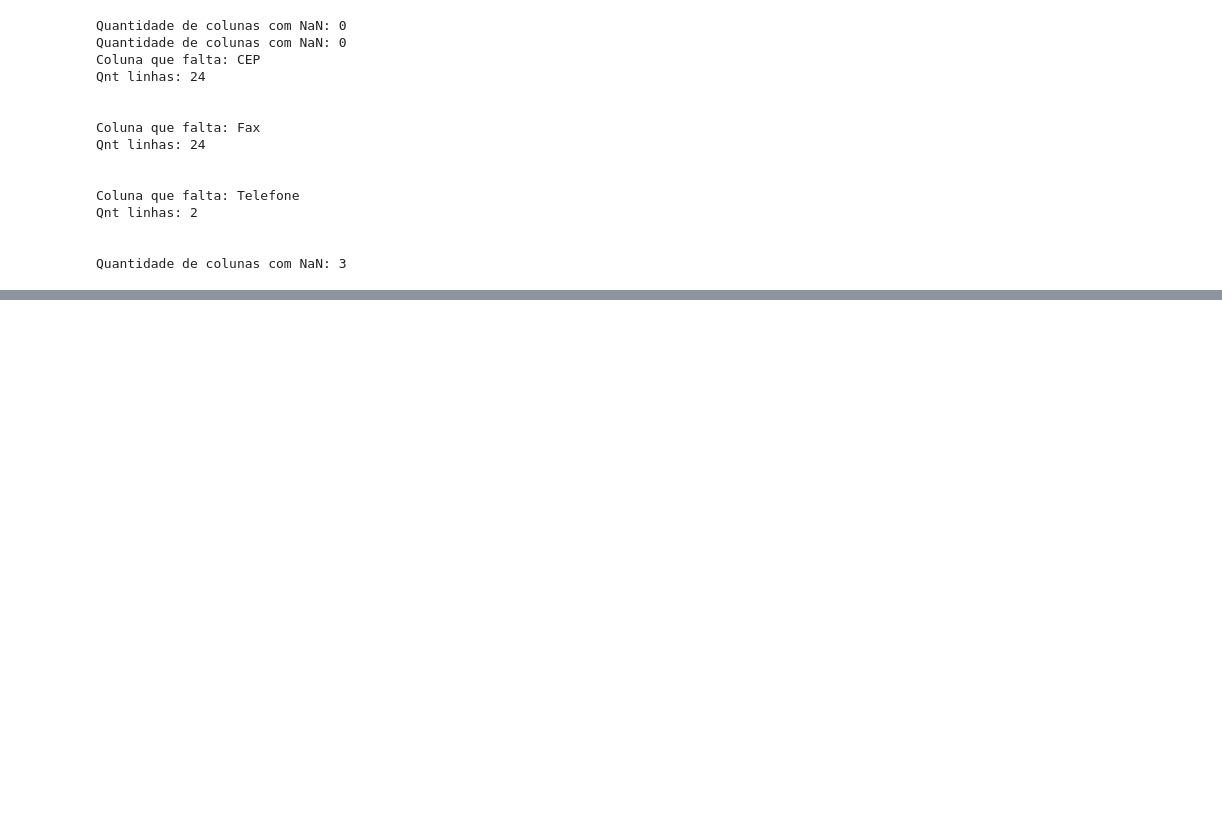
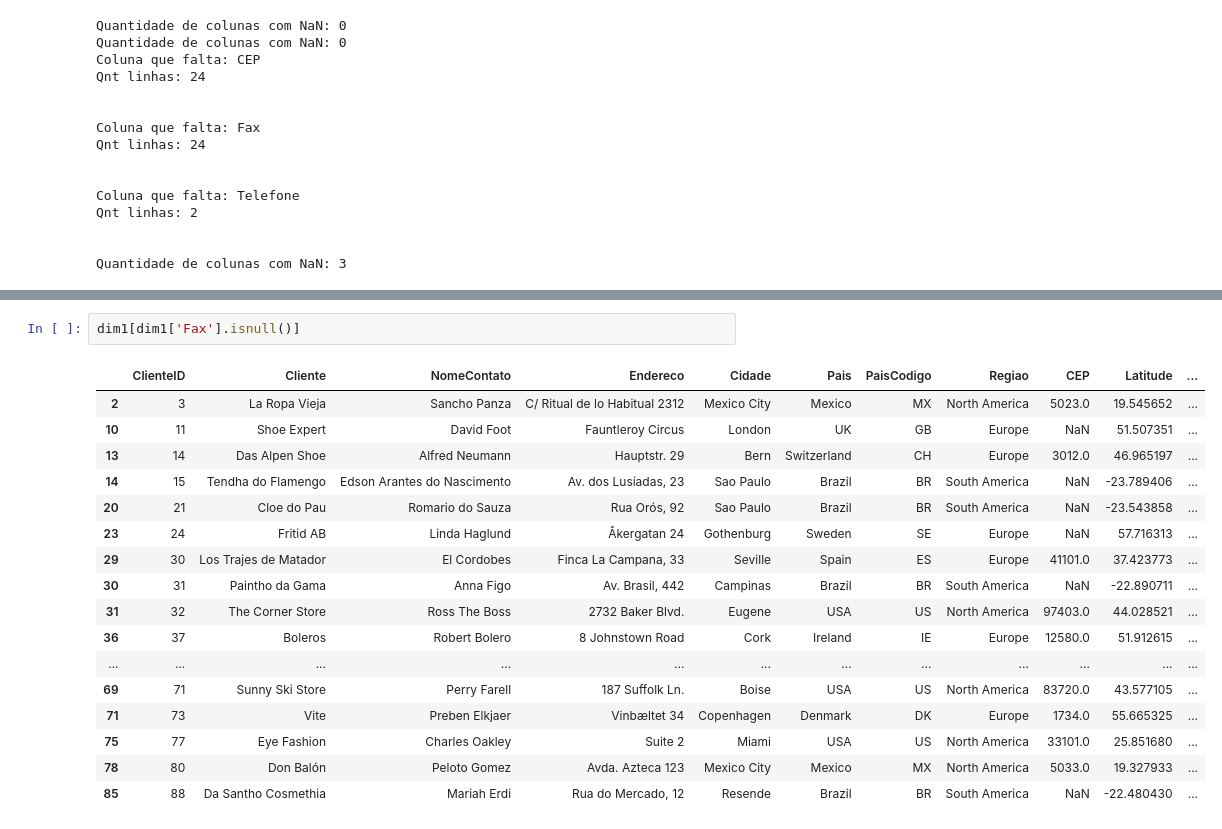
Before and after one commit to FernandoNast/qlik-sense-processo, a Jupyter notebook: primeira abordagem.ipynb, the cells around one changed output, grey strips where cells are left out. Drawn from its saved outputs; the diff is of its cells as text; blank space fills up the shorter version.

```diff
--- a/primeira abordagem.ipynb
+++ b/primeira abordagem.ipynb
@@ -318,0 +388,20 @@ Quantidade de colunas com NaN: 3
+# %%
+dim1[dim1['Fax'].isnull()]
+# %% [output]
+|  | ClienteID | Cliente | NomeContato | Endereco | Cidade | Pais | PaisCodigo | Regiao | CEP | Latitude | ... |
+| 2 | 3 | La Ropa Vieja | Sancho Panza | C/ Ritual de lo Habitual 2312 | Mexico City | Mexico | MX | North America | 5023.0 | 19.545652 | ... |
+| 10 | 11 | Shoe Expert | David Foot | Fauntleroy Circus | London | UK | GB | Europe | NaN | 51.507351 | ... |
+| 13 | 14 | Das Alpen Shoe | Alfred Neumann | Hauptstr. 29 | Bern | Switzerland | CH | Europe | 3012.0 | 46.965197 | ... |
+| 14 | 15 | Tendha do Flamengo | Edson Arantes do Nascimento | Av. dos Lusíadas, 23 | Sao Paulo | Brazil | BR | South America | NaN | -23.789406 | ... |
+| 20 | 21 | Cloe do Pau | Romario do Sauza | Rua Orós, 92 | Sao Paulo | Brazil | BR | South America | NaN | -23.543858 | ... |
+| 23 | 24 | Fritid AB | Linda Haglund | Åkergatan 24 | Gothenburg | Sweden | SE | Europe | NaN | 57.716313 | ... |
+| 29 | 30 | Los Trajes de Matador | El Cordobes | Finca La Campana, 33 | Seville | Spain | ES | Europe | 41101.0 | 37.423773 | ... |
+| 30 | 31 | Paintho da Gama | Anna Figo | Av. Brasil, 442 | Campinas | Brazil | BR | South America | NaN | -22.890711 | ... |
+| 31 | 32 | The Corner Store | Ross The Boss | 2732 Baker Blvd. | Eugene | USA | US | North America | 97403.0 | 44.028521 | ... |
+| 36 | 37 | Boleros | Robert Bolero | 8 Johnstown Road | Cork | Ireland | IE | Europe | 12580.0 | 51.912615 | ... |
+| ... | ... | ... | ... | ... | ... | ... | ... | ... | ... | ... | ... |
+| 69 | 71 | Sunny Ski Store | Perry Farell | 187 Suffolk Ln. | Boise | USA | US | North America | 83720.0 | 43.577105 | ... |
+| 71 | 73 | Vite | Preben Elkjaer | Vinbæltet 34 | Copenhagen | Denmark | DK | Europe | 1734.0 | 55.665325 | ... |
+| 75 | 77 | Eye Fashion | Charles Oakley | Suite 2 | Miami | USA | US | North America | 33101.0 | 25.851680 | ... |
+| 78 | 80 | Don Balón | Peloto Gomez | Avda. Azteca 123 | Mexico City | Mexico | MX | North America | 5033.0 | 19.327933 | ... |
+| 85 | 88 | Da Santho Cosmethia | Mariah Erdi | Rua do Mercado, 12 | Resende | Brazil | BR | South America | NaN | -22.480430 | ... |
```
Also changed, not shown: parts of 20 cells of this notebook.
